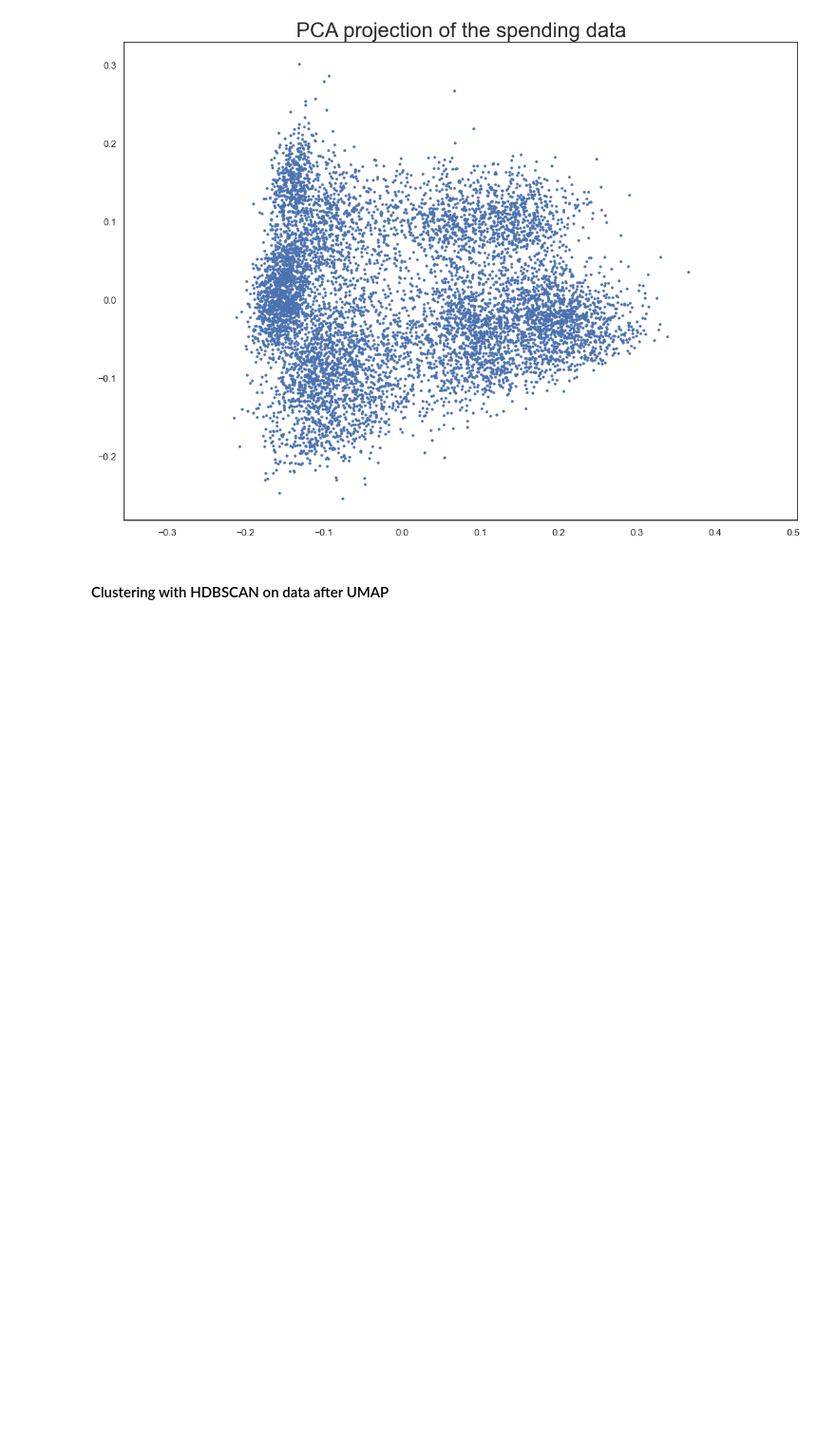
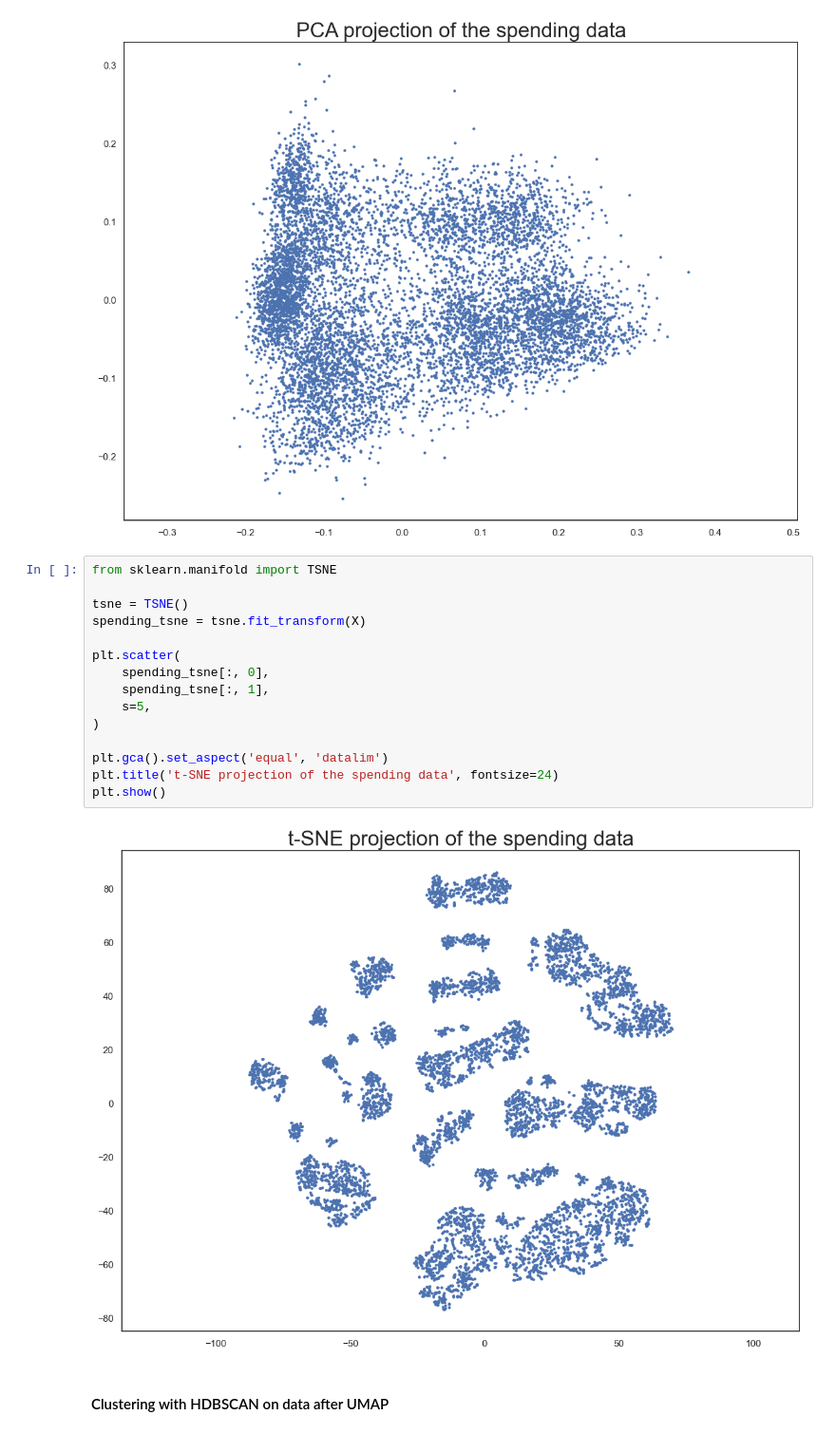
Before and after one commit to UoB-DSMP-2023-24/dsmp-2024-group34, a Jupyter notebook: Dataset_1_Clustering_spending.ipynb, the cells around one changed output. Shown at 95% size. Cells and saved outputs as stored; diff of their text form; blank space fills up the shorter version.

```diff
--- a/Dataset_1_Clustering_spending.ipynb
+++ b/Dataset_1_Clustering_spending.ipynb
@@ -59,6 +59,23 @@ plt.gca().set_aspect('equal', 'datalim')
 plt.title('PCA projection of the spending data', fontsize=24);
 # %% [output]
 [figure]
+# %%
+from sklearn.manifold import TSNE
+
+tsne = TSNE()
+spending_tsne = tsne.fit_transform(X)
+
+plt.scatter(
+    spending_tsne[:, 0],
+    spending_tsne[:, 1],
+    s=5,
+)
+
+plt.gca().set_aspect('equal', 'datalim')
+plt.title('t-SNE projection of the spending data', fontsize=24)
+plt.show()
+# %% [output]
+[figure, added]
 # %% [markdown]
 #### Clustering with HDBSCAN on data after UMAP
 # %%
```
Also changed, not shown: parts of 6 cells of this notebook.
